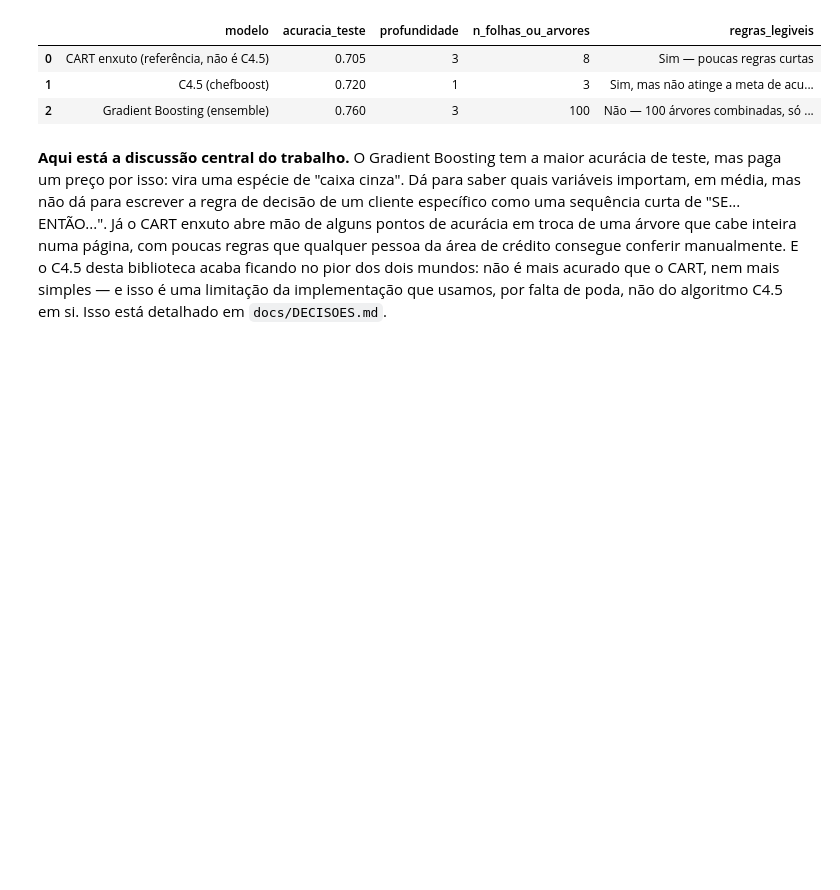
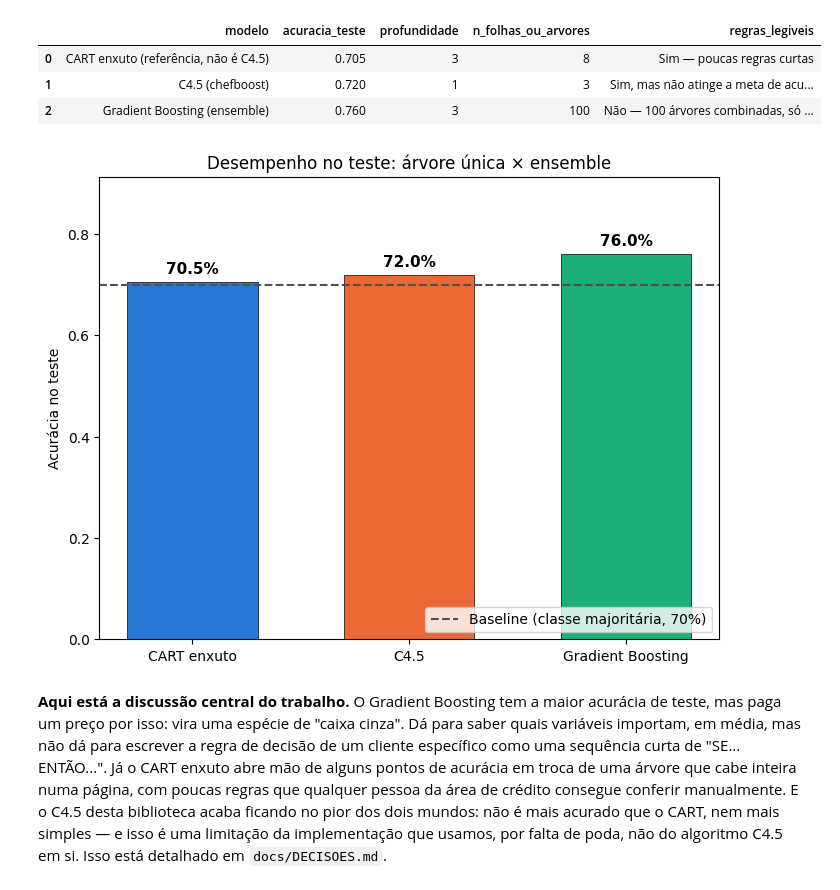
Before and after one commit to GustavoTeixeiraBittencourt/simulated-annealing-vs-gradient-boosting, a Jupyter notebook: arvore-decisao/notebooks/arvore_decisao.ipynb, the cells around one changed output. Drawn from its saved outputs; the diff is of its cells as text; code cells hidden in the pictures; blank space fills up the shorter version.

Commit message:
feat: add comparison and stability plotting functions

```diff
--- a/arvore-decisao/notebooks/arvore_decisao.ipynb
+++ b/arvore-decisao/notebooks/arvore_decisao.ipynb
@@ -485,6 +487,13 @@ tabela_final
 | 0 | CART enxuto (referência, não é C4.5) | 0.705 | 3 | 8 | Sim — poucas regras curtas |
 | 1 | C4.5 (chefboost) | 0.720 | 1 | 3 | Sim, mas não atinge a meta de acu... |
 | 2 | Gradient Boosting (ensemble) | 0.760 | 3 | 100 | Não — 100 árvores combinadas, só ... |
+# %%
+
+fig = grafico_comparacao_modelos(tabela_final, baseline_majoritaria)
+salvar_figura(fig, "comparacao_modelos.png")
+plt.show()
+# %% [output]
+[figure, added]
 # %% [markdown]
 **Aqui está a discussão central do trabalho.** O Gradient Boosting tem a maior acurácia de
 teste, mas paga um preço por isso: vira uma espécie de "caixa cinza". Dá para saber quais
```
Also changed, not shown: parts of 2 cells of this notebook.
